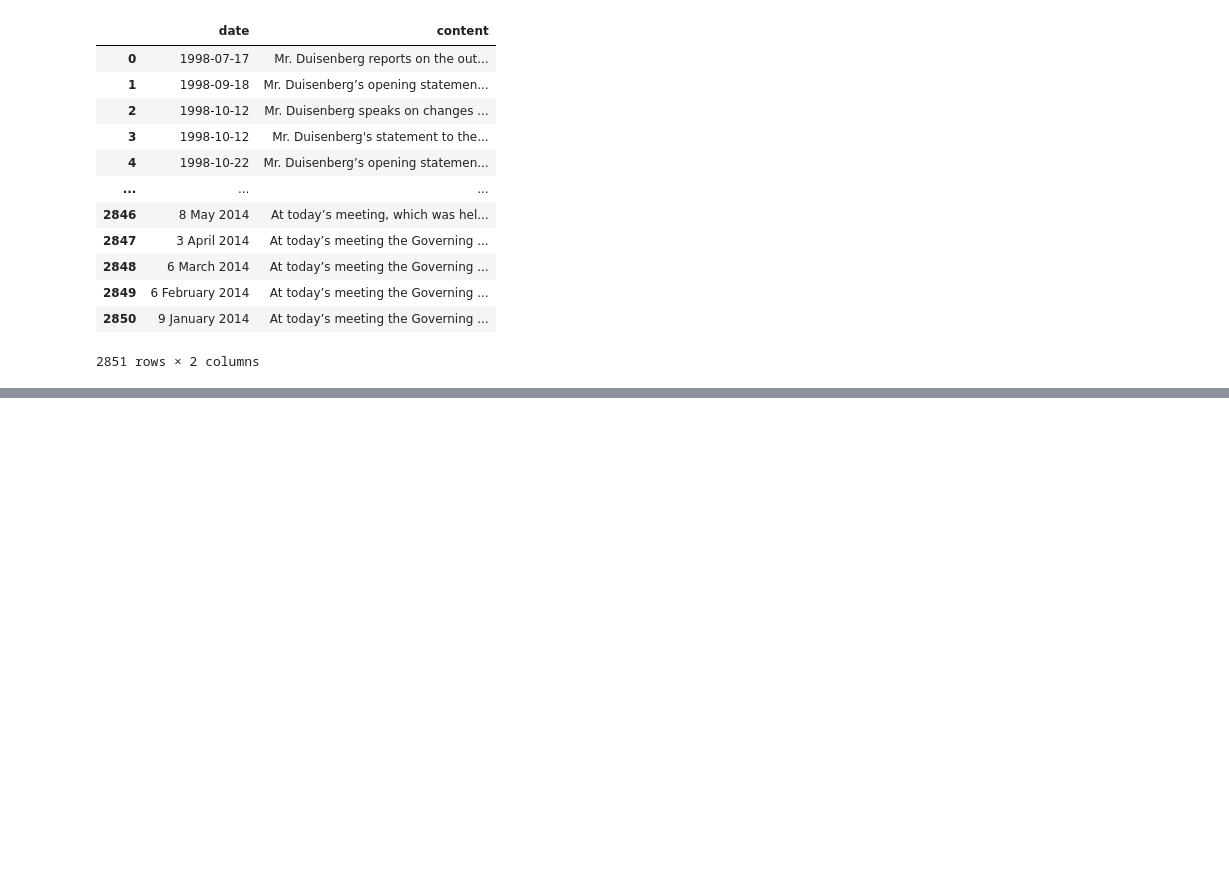
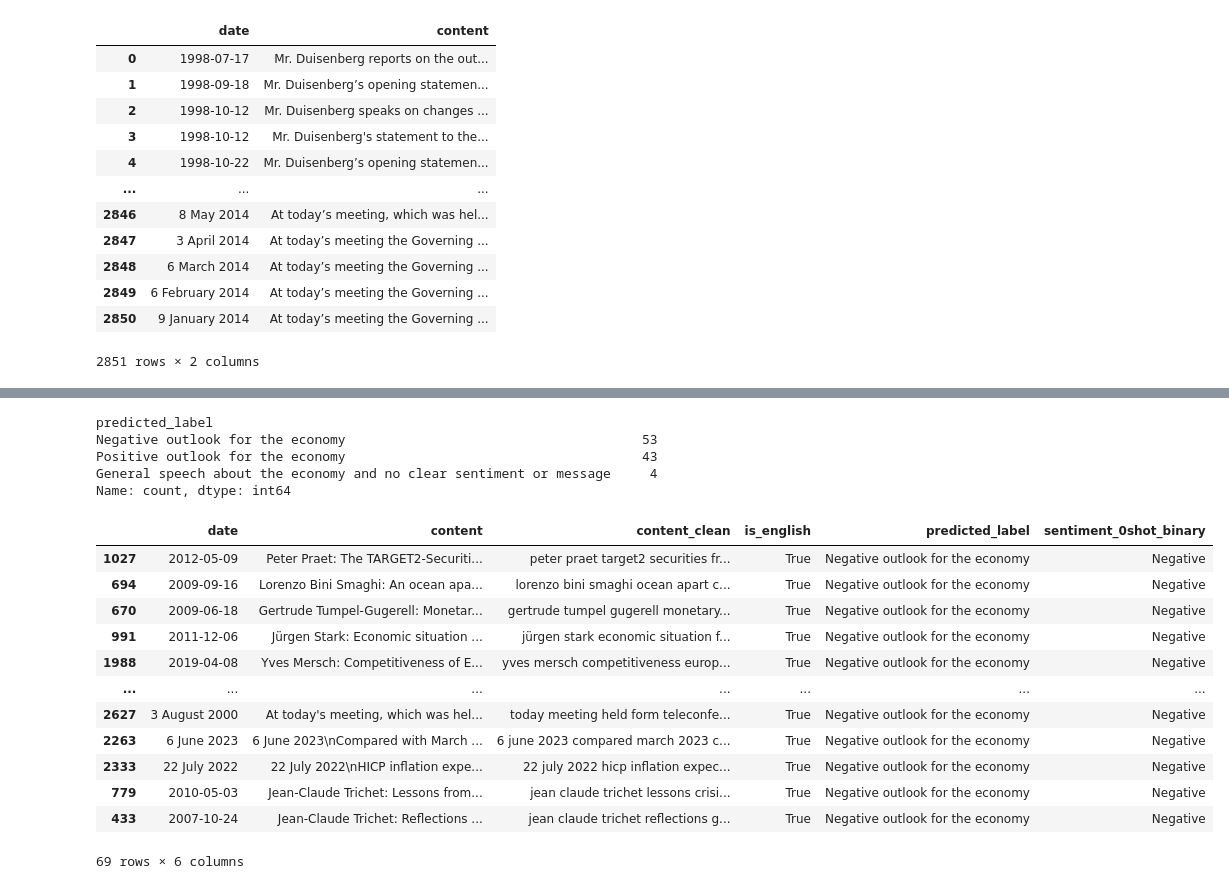
Before and after one commit to OzodbekOzodov/ecb-speeches, a Jupyter notebook: zer-shot-classification.ipynb, the cells around one changed output, grey strips where cells are left out. Drawn from its saved outputs; the diff is of its cells as text; code cells hidden in the pictures; blank space fills up the shorter version.

Commit message:
improved zero-shot classification

```diff
--- a/zer-shot-classification.ipynb
+++ b/zer-shot-classification.ipynb
@@ -237,0 +290,11 @@ Num GPUs Available:  0
+# %%
+from transformers import BertForSequenceClassification, BertTokenizer, pipeline
+
+# Use a GPU device if available
+device = 0 if torch.cuda.is_available() else -1
+
+model_name = "bert-base-uncased"
+model = BertForSequenceClassification.from_pretrained(model_name)
+tokenizer = BertTokenizer.from_pretrained(model_name)
+
+nlp_classifier = pipeline("zero-shot-classification", model=model, tokenizer=tokenizer, device=0)
@@ -237,0 +308,5 @@ Num GPUs Available:  0
+# %%
+import pandas as pd
+all_data_sample['content'] = all_data_sample['content'].astype(str)
+all_data_sample = all_data_sample.dropna(subset=['content'])
+all_data_sample
@@ -237,0 +327,49 @@ Num GPUs Available:  0
+# %%
+# Convert into list
+content_list = all_data_sample['content_clean'].tolist()
+
+# Define the candidate labels
+candidate_labels = ["Negative outlook for the economy",
+                    "Positive outlook for the economy",
+                    "General speech about the economy and no clear sentiment or message",
+                    ]
+
+# Perform zero-shot classification
+results = nlp_classifier(content_list, candidate_labels)
+
+# Extract the predicted labels
+predicted_labels = [result['labels'][0] for result in results]
+
+# Add the predicted labels to the DataFrame
+all_data_sample['predicted_label'] = predicted_labels
+# %%
+all_data_sample['predicted_label'].value_counts()
+# %% [output]
+predicted_label
+Negative outlook for the economy                                      53
+Positive outlook for the economy                                      43
+General speech about the economy and no clear sentiment or message     4
+Name: count, dtype: int64
+# %%
+sent_dic = {
+    "Positive outlook for the economy":"Positive",
+    "Negative outlook for the economy":"Negative"
+}
+all_data_sample['sentiment_0shot_binary'] = all_data_sample['predicted_label'].map(sent_dic)
+# %%
+pd.set_option('display.max_colwidth', None)
+all_data_sample[all_data_sample["sentiment_0shot_binary"]=="Negative"]
+# %% [output]
+|  | date | content | content_clean | is_english | predicted_label | sentiment_0shot_binary |
+| 1027 | 2012-05-09 | Peter Praet: The TARGET2-Securiti... | peter praet target2 securities fr... | True | Negative outlook for the economy | Negative |
+| 694 | 2009-09-16 | Lorenzo Bini Smaghi: An ocean apa... | lorenzo bini smaghi ocean apart c... | True | Negative outlook for the economy | Negative |
+| 670 | 2009-06-18 | Gertrude Tumpel-Gugerell: Monetar... | gertrude tumpel gugerell monetary... | True | Negative outlook for the economy | Negative |
+| 991 | 2011-12-06 | Jürgen Stark: Economic situation ... | jürgen stark economic situation f... | True | Negative outlook for the economy | Negative |
+| 1988 | 2019-04-08 | Yves Mersch: Competitiveness of E... | yves mersch competitiveness europ... | True | Negative outlook for the economy | Negative |
+| ... | ... | ... | ... | ... | ... | ... |
+| 2627 | 3 August 2000 | At today's meeting, which was hel... | today meeting held form teleconfe... | True | Negative outlook for the economy | Negative |
+| 2263 | 6 June 2023 | 6 June 2023\nCompared with March ... | 6 june 2023 compared march 2023 c... | True | Negative outlook for the economy | Negative |
+| 2333 | 22 July 2022 | 22 July 2022\nHICP inflation expe... | 22 july 2022 hicp inflation expec... | True | Negative outlook for the economy | Negative |
+| 779 | 2010-05-03 | Jean-Claude Trichet: Lessons from... | jean claude trichet lessons crisi... | True | Negative outlook for the economy | Negative |
+| 433 | 2007-10-24 | Jean-Claude Trichet: Reflections ... | jean claude trichet reflections g... | True | Negative outlook for the economy | Negative |
+69 rows × 6 columns
```
Also changed, not shown: parts of 11 cells of this notebook.
